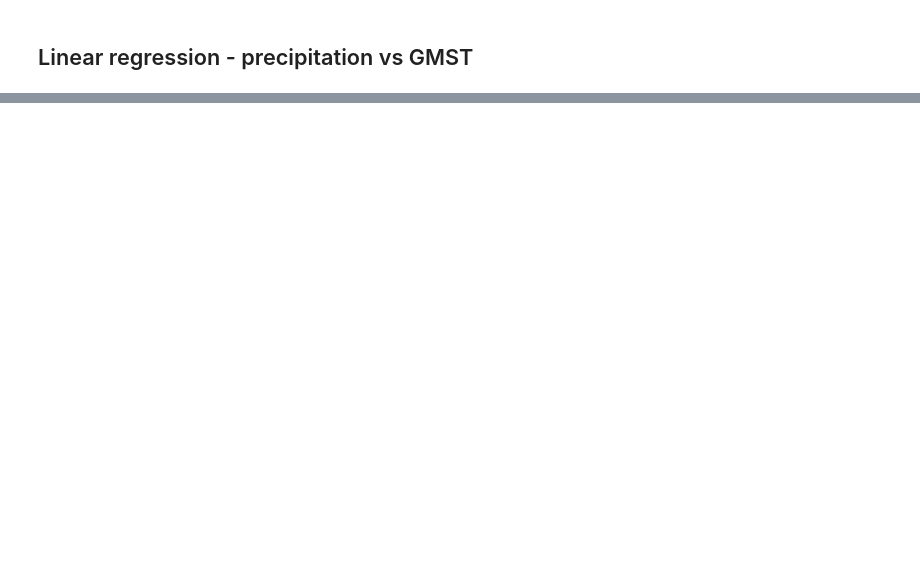
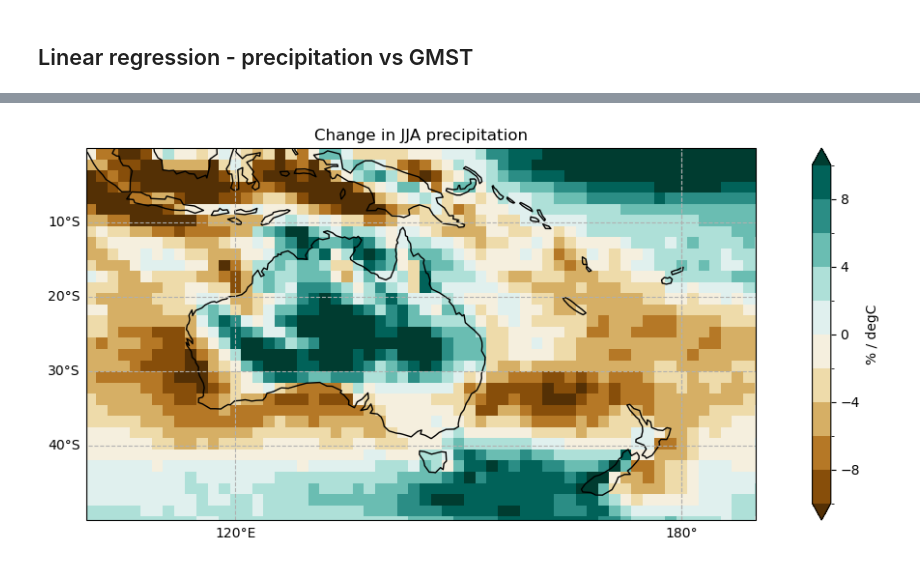
Before and after one commit to DamienIrving/cmip7-first-look, a Jupyter notebook: projections/projection_maps.ipynb, the cells around one changed output, grey strips where cells are left out. Drawn from its saved outputs; the diff is of its cells as text; code cells hidden in the pictures; blank space fills up the shorter version.

```diff
--- a/projections/projection_maps.ipynb
+++ b/projections/projection_maps.ipynb
@@ -155,0 +165,26 @@ TODO: Plot slope over Australia (and compare against a regular time slice projec
+# %%
+season = 'JJA'
+
+fig = plt.figure(figsize=[15, 5])
+
+ax1 = fig.add_subplot(111, projection=ccrs.PlateCarree(central_longitude=180))
+slope_pct.sel({'season': season}).plot(
+    ax=ax1,
+    transform=ccrs.PlateCarree(),
+    levels=np.arange(-10, 10.1, 2),
+    extend='both',
+    cmap='BrBG',
+    cbar_kwargs={'label': '% / degC'},
+)
+ax1.coastlines()
+#ax1.add_feature(cartopy.feature.STATES)
+gls1 = ax1.gridlines(linestyle="--", draw_labels=True)
+gls1.top_labels = False
+gls1.right_labels = False
+ax1.tick_params(axis='y', labelleft=False)
+ax1.set_extent((west_lon, east_lon, south_lat, north_lat), crs=ccrs.PlateCarree())
+ax1.set_title(f'Change in {season} precipitation')
+
+plt.show()
+# %% [output]
+[figure, added]
```
Also changed, not shown: parts of 15 cells of this notebook.
